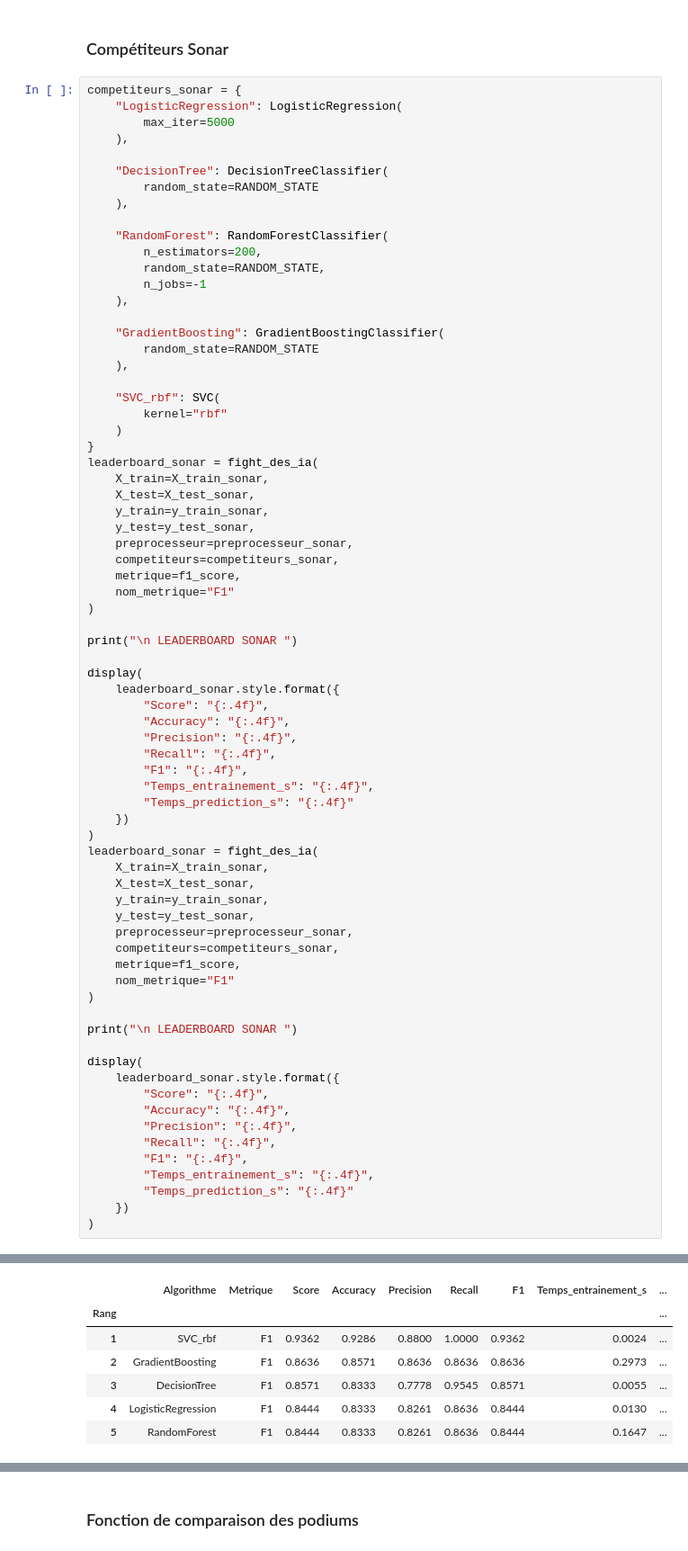
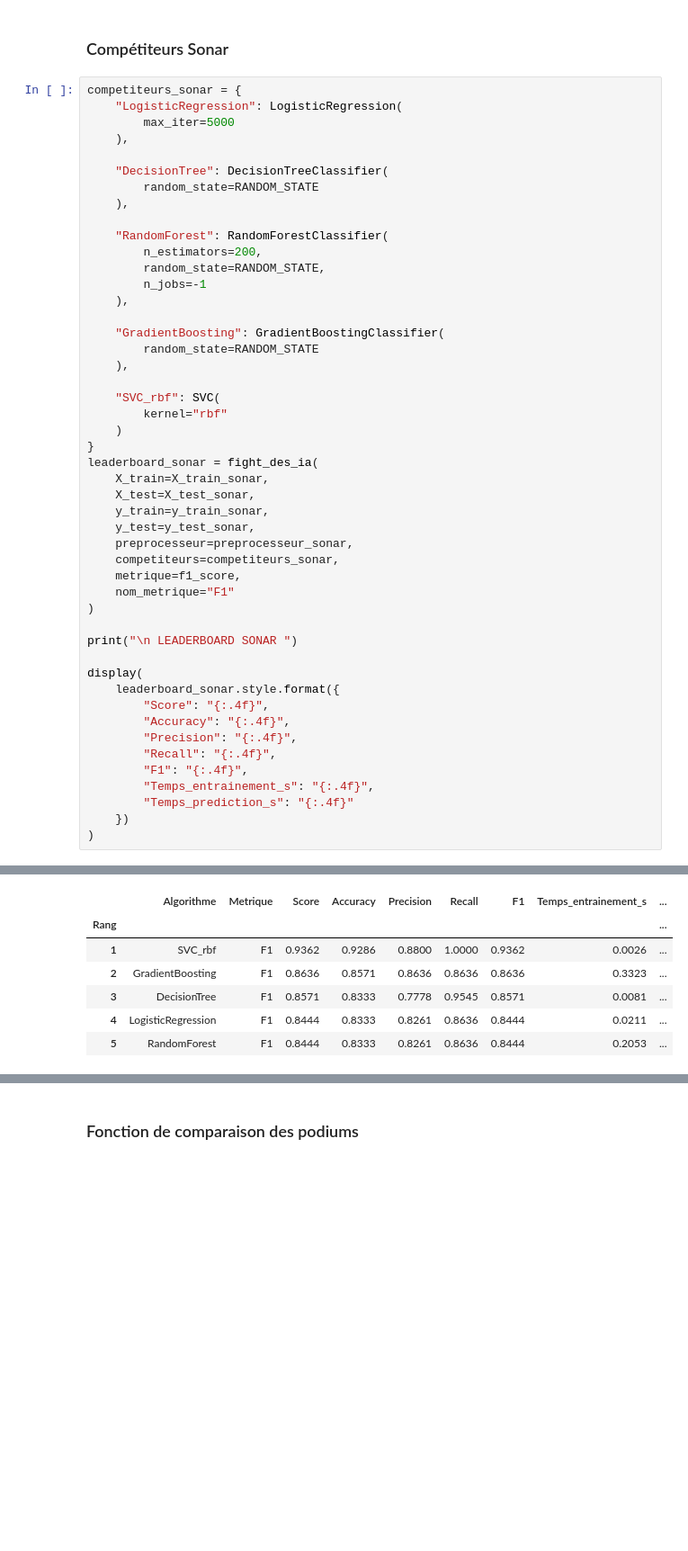
Before and after one commit to houdaouadah61/PROJET-HOUDAOUADAH, a Jupyter notebook: Projet 3/PhaseE.ipynb, the cells around one changed output, grey strips where cells are left out. Shown at 90% size. Drawn from its saved outputs; the diff is of its cells as text; blank space fills up the shorter version.

Commit message:
fix(projet3): fight des IA

```diff
--- a/Projet 3/PhaseE.ipynb
+++ b/Projet 3/PhaseE.ipynb
@@ -943,59 +943,35 @@ leaderboard_sonar = fight_des_ia(
     y_test=y_test_sonar,
     preprocesseur=preprocesseur_sonar,
     competiteurs=competiteurs_sonar,
     metrique=f1_score,
     nom_metrique="F1"
 )
 
 print("\n LEADERBOARD SONAR ")
 
 display(
     leaderboard_sonar.style.format({
         "Score": "{:.4f}",
         "Accuracy": "{:.4f}",
         "Precision": "{:.4f}",
         "Recall": "{:.4f}",
         "F1": "{:.4f}",
         "Temps_entrainement_s": "{:.4f}",
         "Temps_prediction_s": "{:.4f}"
     })
 )
-leaderboard_sonar = fight_des_ia(
-    X_train=X_train_sonar,
-    X_test=X_test_sonar,
-    y_train=y_train_sonar,
-    y_test=y_test_sonar,
-    preprocesseur=preprocesseur_sonar,
-    competiteurs=competiteurs_sonar,
-    metrique=f1_score,
-    nom_metrique="F1"
-)
-
-print("\n LEADERBOARD SONAR ")
-
-display(
-    leaderboard_sonar.style.format({
-        "Score": "{:.4f}",
-        "Accuracy": "{:.4f}",
-        "Precision": "{:.4f}",
-        "Recall": "{:.4f}",
-        "F1": "{:.4f}",
-        "Temps_entrainement_s": "{:.4f}",
-        "Temps_prediction_s": "{:.4f}"
-    })
-)
 # %% [output]
 Entraînement de LogisticRegression...
 Entraînement de DecisionTree...
 Entraînement de RandomForest...
 Entraînement de GradientBoosting...
 Entraînement de SVC_rbf...
 
  LEADERBOARD SONAR
 |  | Algorithme | Metrique | Score | Accuracy | Precision | Recall | F1 | Temps_entrainement_s | ... |
 | Rang |  |  |  |  |  |  |  |  | ... |
-| 1 | SVC_rbf | F1 | 0.9362 | 0.9286 | 0.8800 | 1.0000 | 0.9362 | 0.0024 | ... |
-| 2 | GradientBoosting | F1 | 0.8636 | 0.8571 | 0.8636 | 0.8636 | 0.8636 | 0.2973 | ... |
-| 3 | DecisionTree | F1 | 0.8571 | 0.8333 | 0.7778 | 0.9545 | 0.8571 | 0.0055 | ... |
-| 4 | LogisticRegression | F1 | 0.8444 | 0.8333 | 0.8261 | 0.8636 | 0.8444 | 0.0130 | ... |
-| 5 | RandomForest | F1 | 0.8444 | 0.8333 | 0.8261 | 0.8636 | 0.8444 | 0.1647 | ... |
+| 1 | SVC_rbf | F1 | 0.9362 | 0.9286 | 0.8800 | 1.0000 | 0.9362 | 0.0026 | ... |
+| 2 | GradientBoosting | F1 | 0.8636 | 0.8571 | 0.8636 | 0.8636 | 0.8636 | 0.3323 | ... |
+| 3 | DecisionTree | F1 | 0.8571 | 0.8333 | 0.7778 | 0.9545 | 0.8571 | 0.0081 | ... |
+| 4 | LogisticRegression | F1 | 0.8444 | 0.8333 | 0.8261 | 0.8636 | 0.8444 | 0.0211 | ... |
+| 5 | RandomForest | F1 | 0.8444 | 0.8333 | 0.8261 | 0.8636 | 0.8444 | 0.2053 | ... |
```
Also changed, not shown: parts of 2 cells of this notebook.
